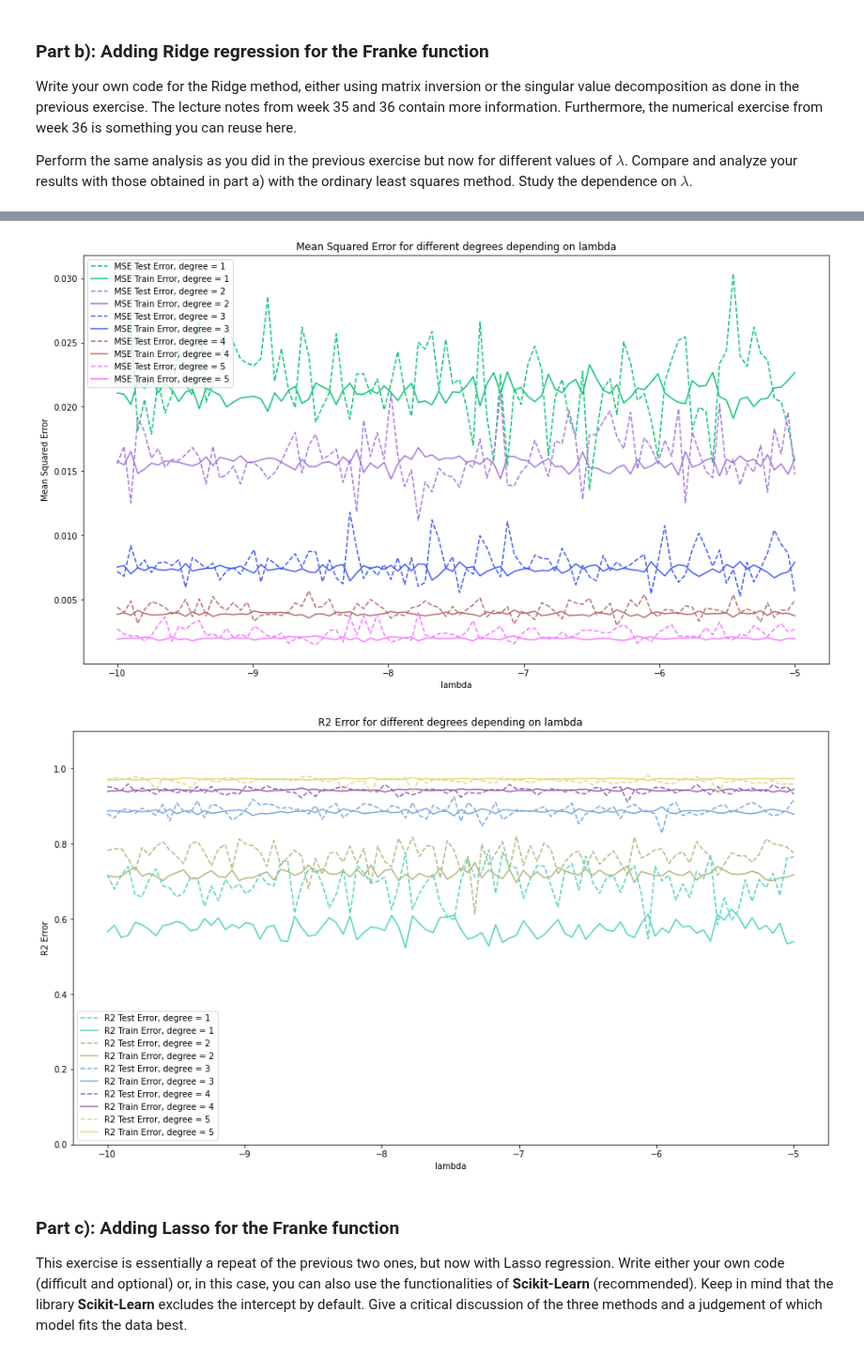
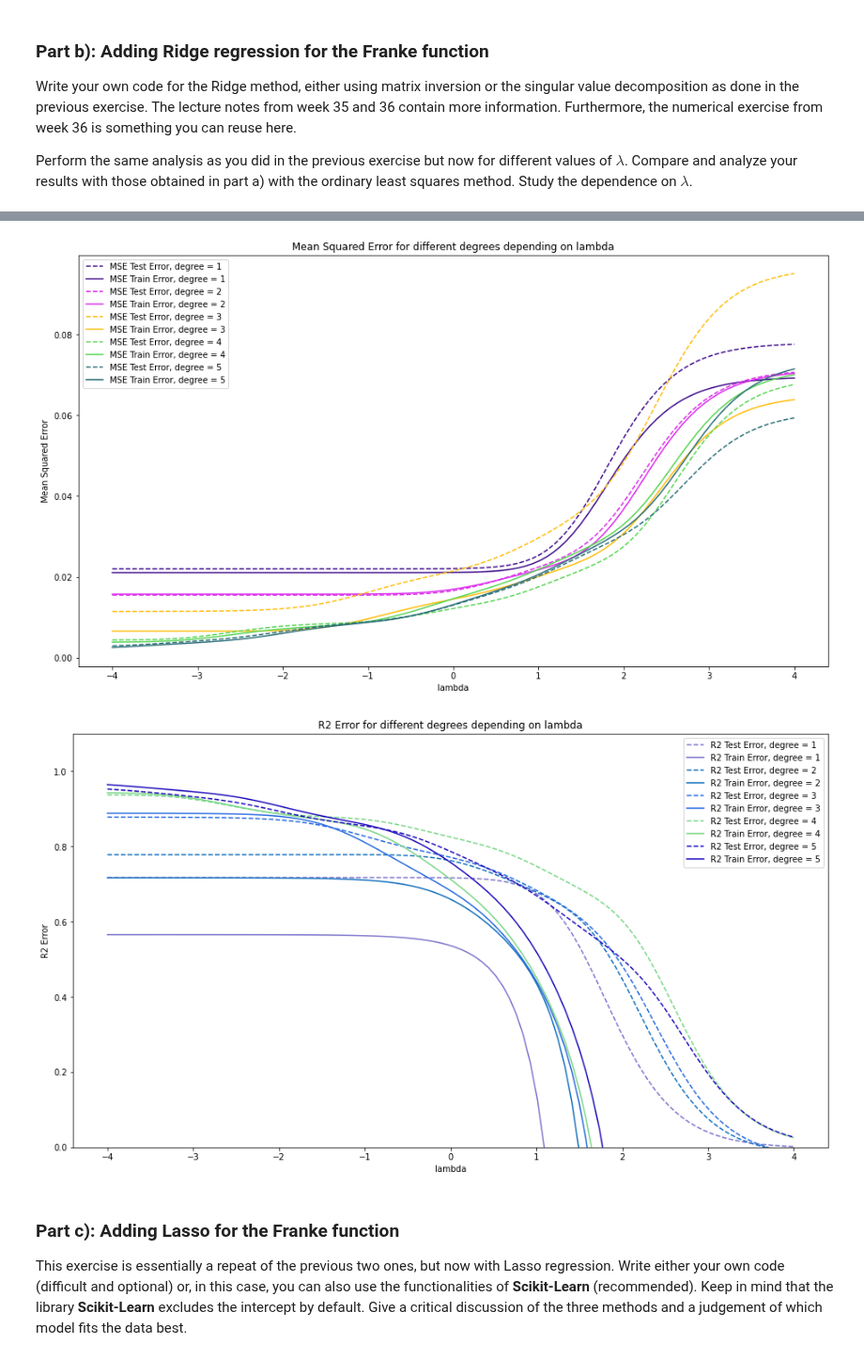
Before and after one commit to Sofriet/Project1data-ml, a Jupyter notebook: Project1.ipynb, the cells around one changed output, grey strips where cells are left out. Shown at 94% size. Saved outputs shown, nothing was run; the diff lists cells and outputs as text; code cells hidden in the pictures.

```diff
--- a/Project1.ipynb
+++ b/Project1.ipynb
@@ -361,7 +439,7 @@ analyze your results with those obtained in part a) with the ordinary least squa
 dependence on $\lambda$.
 # %%
 np.random.seed(1509)
-lambdas = np.logspace(-10,-5, 100)
+lambdas = np.logspace(-4,4, 100)
 
 MSETrainAllLambdas = []
 MSETestAllLambdas = []
@@ -447,6 +524,6 @@ plt.show()
 # %%
 np.random.seed(1509)
-lambdas = np.logspace(-10,-5, 100)
+lambdas = np.logspace(-4,4, 100)
 
 MSETrainAllLambdas = []
 MSETestAllLambdas = []
@@ -474,9 +551,10 @@ for degree in range(1, PolynomialDegree+1):
     R2Train = []
     R2Test = []
 
+    X = create_X(x, y, n = degree)
+    X_train, X_test, z_train, z_test = train_test_split(X,z,test_size=0.2)
+
     for lamb in lambdas:
-        X = create_X(x, y, n = degree)
-        X_train, X_test, z_train, z_test = train_test_split(X,z,test_size=0.2)
 
         model = Ridge(alpha = lamb, fit_intercept=True)
         clf = model.fit(X_train, z_train)
@@ -499,35 +577,35 @@ for degree in range(1, PolynomialDegree+1):
         PolyDegree.append(degree)
 
     MSETrainAllLambdas.append(MSETrain)
     MSETestAllLambdas.append(MSETest)
     R2TrainAllLambdas.append(R2Train)
     R2TestAllLambdas.append(R2Test)
 
 plt.figure(figsize=(16,9))
 for i in range(0, len(MSETrainAllLambdas)):
     color = "%06x" % rd.randint(0, 0xFFFFFF) # Keep both Train and Test the same color
     plt.plot(np.log10(lambdas), MSETestAllLambdas[i], linestyle = '--', color = "#" + color, label=f'MSE Test Error, degree = {i+1}')
     plt.plot(np.log10(lambdas), MSETrainAllLambdas[i], color = "#" + color, label=f'MSE Train Error, degree = {i+1}')
 plt.xlabel("lambda")
 plt.ylabel("Mean Squared Error")
 plt.title(f"Mean Squared Error for different degrees depending on lambda")
 plt.legend()
 plt.show()
 
 plt.figure(figsize=(16,9))
 for i in range(0, len(R2TrainAllLambdas)):
     color = "%06x" % rd.randint(0, 0xFFFFFF) # Keep both Train and Test the same color
     plt.plot(np.log10(lambdas), R2TestAllLambdas[i], linestyle = '--', color = "#" + color, label=f'R2 Test Error, degree = {i+1}')
     plt.plot(np.log10(lambdas), R2TrainAllLambdas[i], color = "#" + color, label=f'R2 Train Error, degree = {i+1}')
 plt.xlabel("lambda")
 plt.ylabel("R2 Error")
 plt.ylim(0,1.1)
 plt.title(f"R2 Error for different degrees depending on lambda")
 plt.legend()
 plt.show()
 # %% [output]
-[figure, old version]
+[figure, new version]
-[figure, old version]
+[figure, new version]
 # %% [markdown]
 ### Part c): Adding Lasso for the Franke function
 
```
Also changed, not shown: parts of 7 cells of this notebook.
